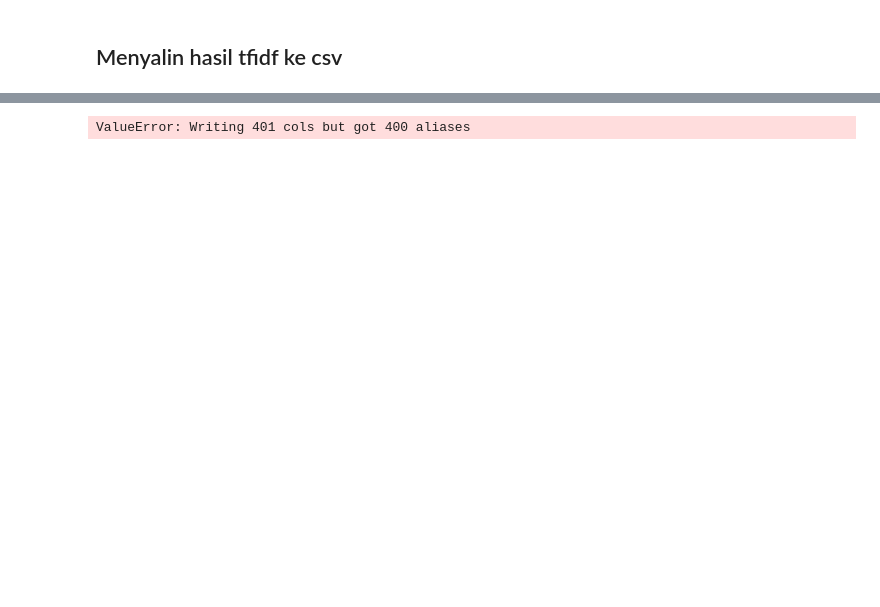
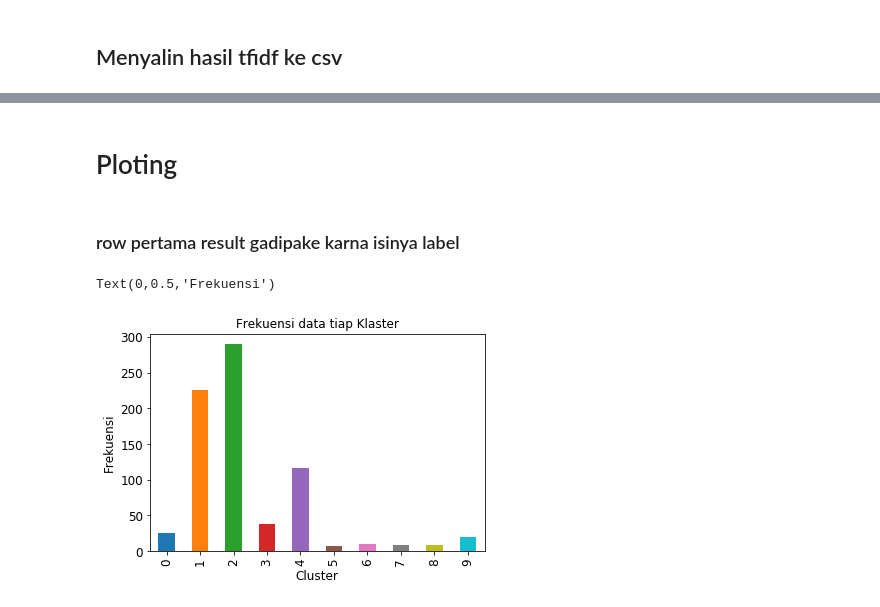
Before and after one commit to nikhilvenkatkumsetty/gdelt-2, a Jupyter notebook: Scraping Gdelt Newspaper.ipynb, the cells around one changed output, grey strips where cells are left out. Saved outputs shown, nothing was run; the diff lists cells and outputs as text; code cells hidden in the pictures; blank space fills up the shorter version.

Commit message:
clustering, plot

```diff
--- a/Scraping Gdelt Newspaper.ipynb
+++ b/Scraping Gdelt Newspaper.ipynb
@@ -323,0 +486,3 @@ result
+# %%
+header_tfidf.append("labels")
+header_tfidf
@@ -323,0 +513,5 @@ result
+# %%
+result.loc[-1] = header_tfidf  # adding a row
+# %%
+result.index = result.index + 1  # shifting index
+result.sort_index(inplace=True)
@@ -324,4 +539,16 @@ result
 # %%
-result.to_csv("tfidf.csv", index=False, header=header_tfidf, mode='w')
+result.to_csv("hasilbanget.csv", index=False, header=header_tfidf, mode='w')
-# %% [output]
-ValueError: Writing 401 cols but got 400 aliases
+# %% [markdown]
+# Ploting
+# %% [markdown]
+### row pertama result gadipake karna isinya label
+# %%
+res_ = result.iloc[1:,:]
+# %%
+ax = res_.groupby('labels')['labels'].count()
+ax = ax.plot(kind='bar', title ="Frekuensi data tiap Klaster", fontsize=12)
+ax.set_xlabel("Cluster", fontsize=12)
+ax.set_ylabel("Frekuensi", fontsize=12)
+# %% [output]
+Text(0,0.5,'Frekuensi')
+[figure, added]
```
Also changed, not shown: parts of 40 cells of this notebook.
